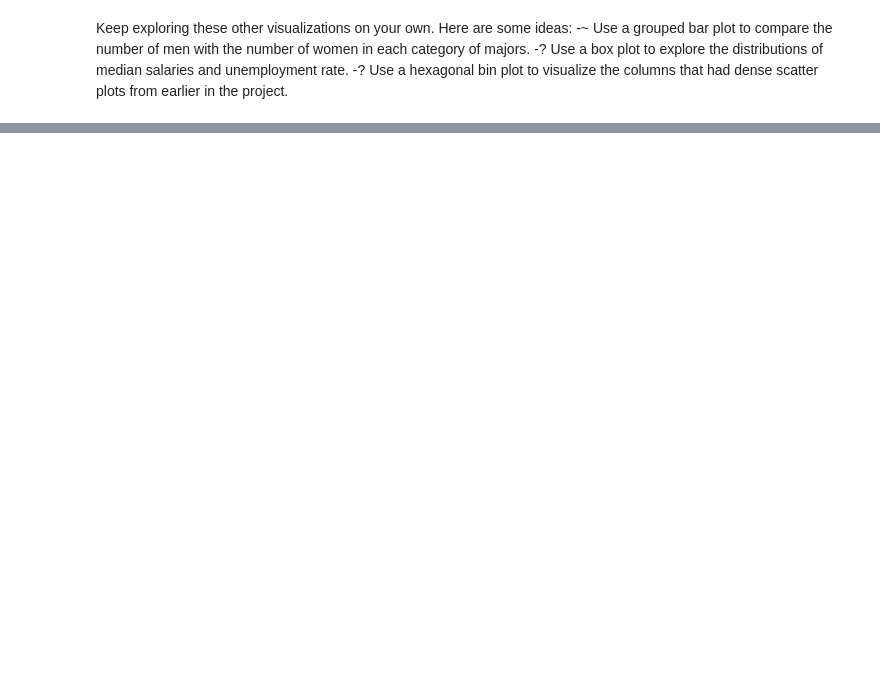
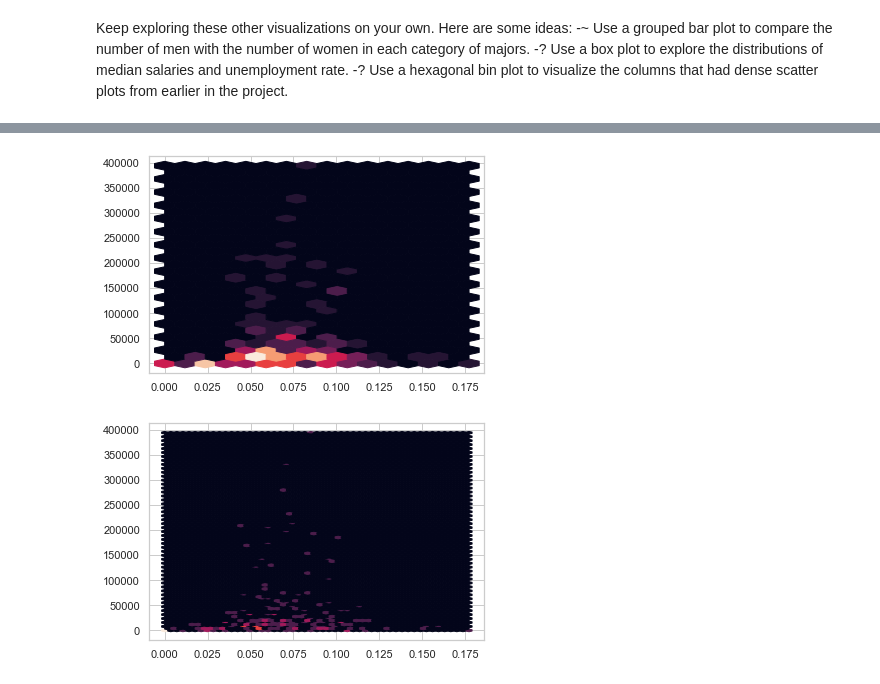
Before and after one commit to jjpal/practice_projects, a Jupyter notebook: Visualization/Visualizing Earnings Based On College Majors Basics.ipynb, the cells around one changed output, grey strips where cells are left out. Saved outputs shown, nothing was run; the diff lists cells and outputs as text; code cells hidden in the pictures; blank space fills up the shorter version.

```diff
--- a/Visualization/Visualizing Earnings Based On College Majors Basics.ipynb
+++ b/Visualization/Visualizing Earnings Based On College Majors Basics.ipynb
@@ -332,0 +329,15 @@ plt.show()
+# %%
+# data
+x = recent_grads['Unemployment_rate']
+y = recent_grads['Total']
+
+# Make the plot
+plt.hexbin(x, y, gridsize=(15,15))
+plt.show()
+
+# We can control the size of the bins:
+plt.hexbin(x, y, gridsize=(50,50))
+plt.show()
+# %% [output]
+[figure, added]
+[figure, added]
```
Also changed, not shown: parts of 15 cells of this notebook, 1 other file.
